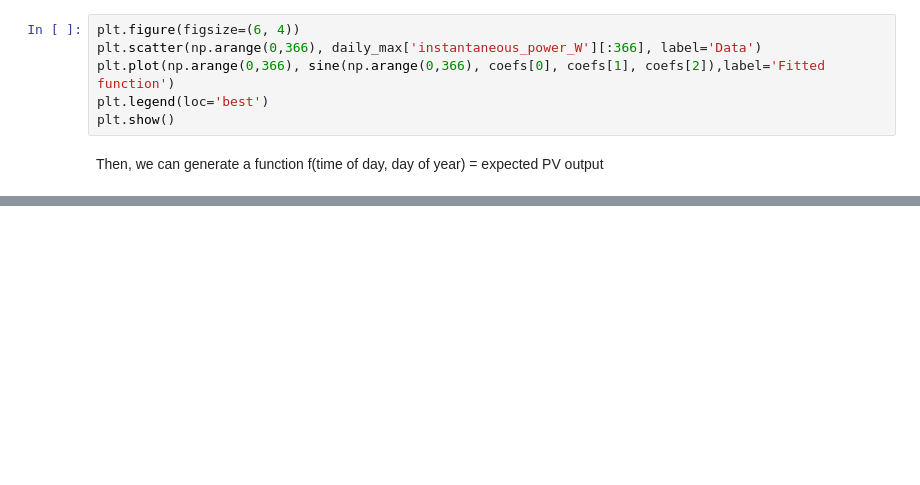
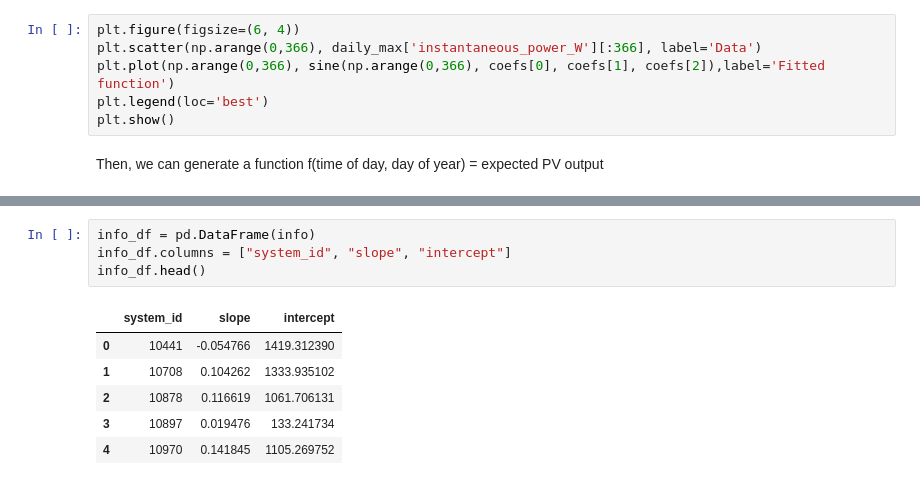
Before and after one commit to WAT-ai/open-climate-fix-project, a Jupyter notebook: eda/seasonality.ipynb, the cells around one changed output, grey strips where cells are left out. Drawn from its saved outputs; the diff is of its cells as text; blank space fills up the shorter version.

```diff
--- a/eda/seasonality.ipynb
+++ b/eda/seasonality.ipynb
@@ -446,0 +493,11 @@ Then, we can generate a function f(time of day, day of year) = expected PV outpu
+# %%
+info_df = pd.DataFrame(info)
+info_df.columns = ["system_id", "slope", "intercept"]
+info_df.head()
+# %% [output]
+|  | system_id | slope | intercept |
+| 0 | 10441 | -0.054766 | 1419.312390 |
+| 1 | 10708 | 0.104262 | 1333.935102 |
+| 2 | 10878 | 0.116619 | 1061.706131 |
+| 3 | 10897 | 0.019476 | 133.241734 |
+| 4 | 10970 | 0.141845 | 1105.269752 |
```
Also changed, not shown: parts of 13 cells of this notebook.
